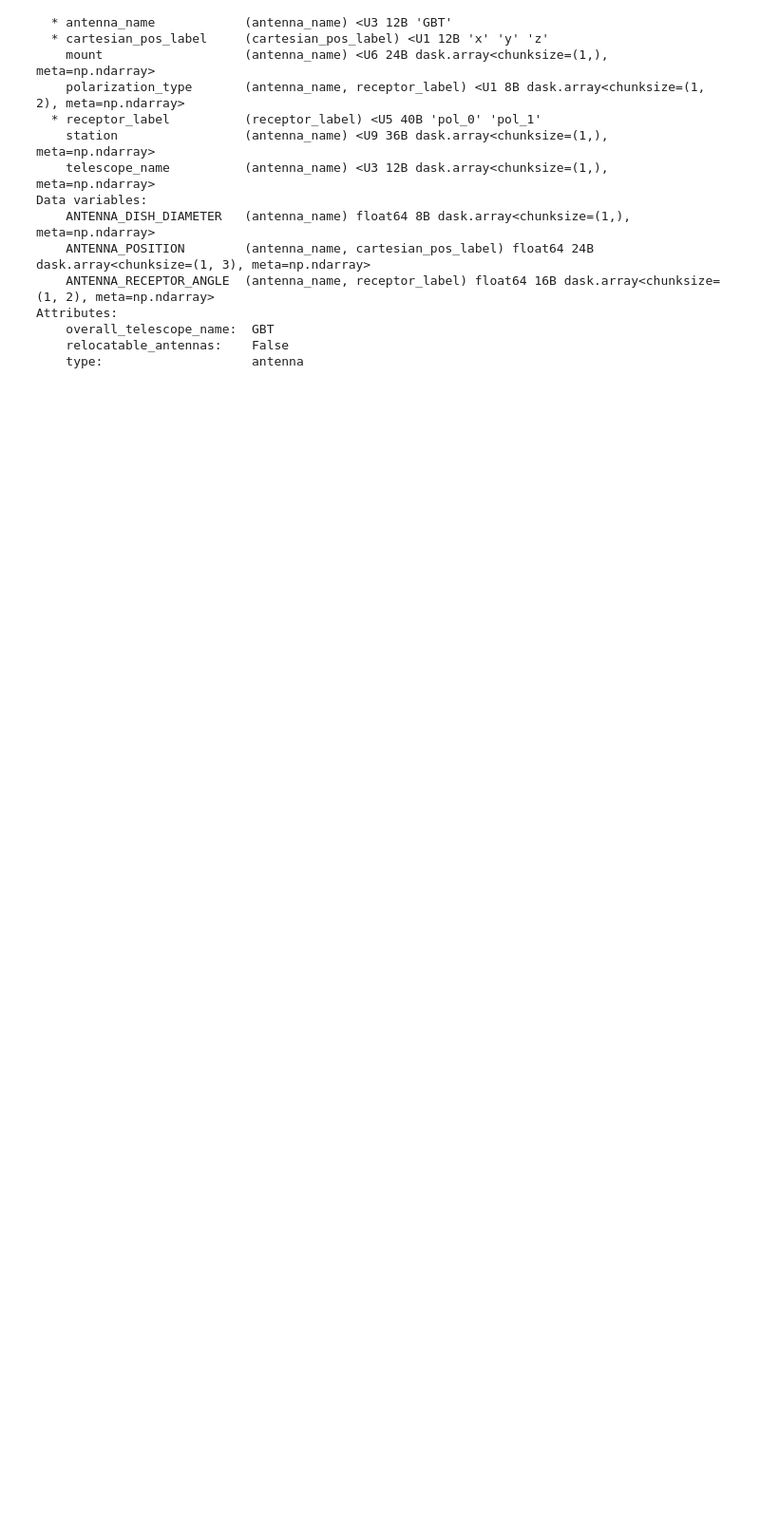
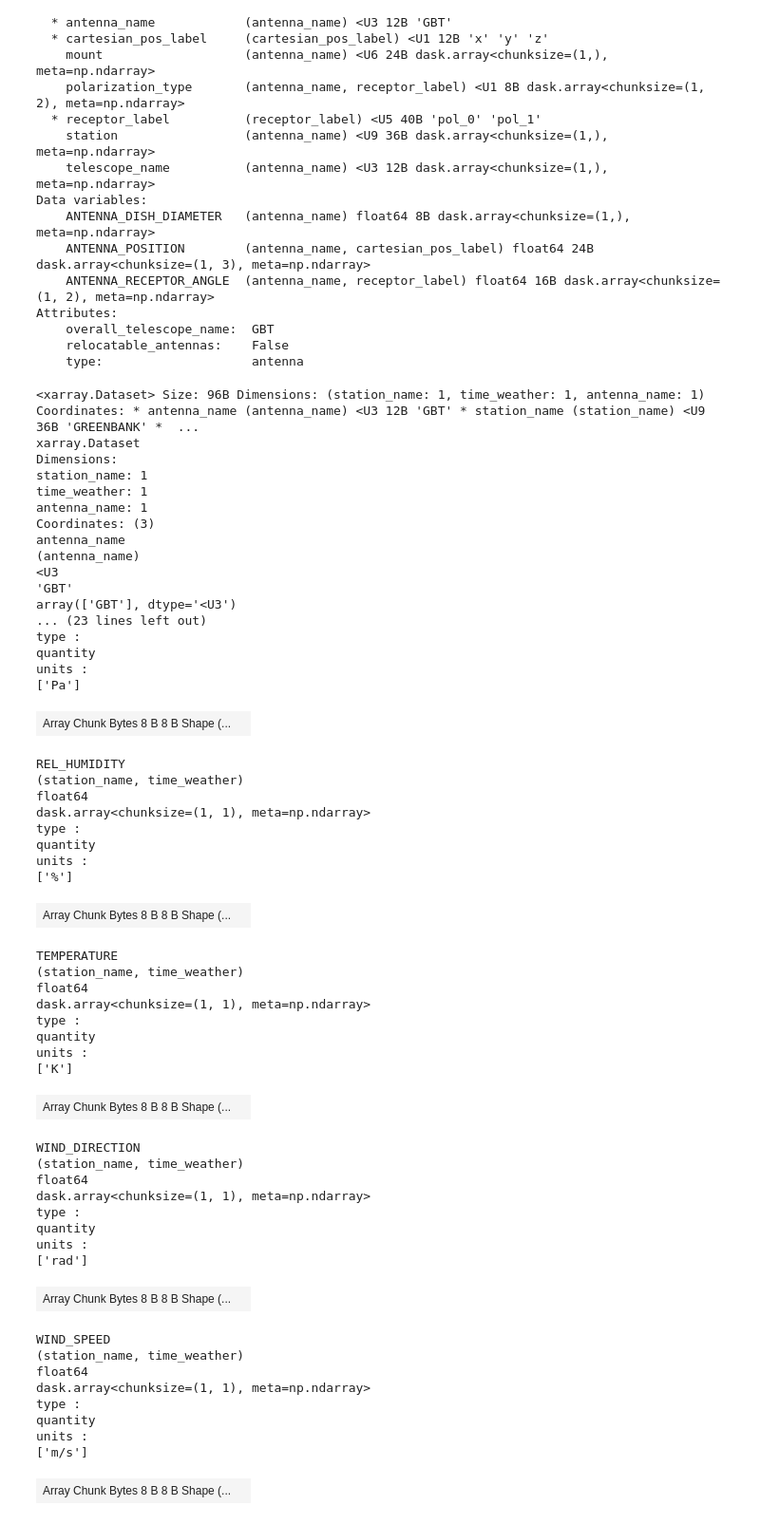
Before and after one commit to casangi/xradio, a Jupyter notebook: docs/source/measurement_set/guides/GBT_single_dish.ipynb, the cells around one changed output. Shown at 95% size. Cells and saved outputs as stored; diff of their text form; code cells hidden in the pictures; blank space fills up the shorter version.

```diff
--- a/docs/source/measurement_set/guides/GBT_single_dish.ipynb
+++ b/docs/source/measurement_set/guides/GBT_single_dish.ipynb
@@ -85,7 +73,8 @@ ps.keys()
 # %% [output]
 dict_keys(['sdimaging_0'])
 # %%
-ps["sdimaging_0"]
+msv4 = ps["sdimaging_0"]
+msv4
 # %% [output]
 <xarray.MeasurementSetXds> Size: 71MB
 Dimensions:                     (antenna_name: 1, time: 3843, frequency: 1024,
@@ -126,3 +115,60 @@ Attributes:
     overall_telescope_name:  GBT
     relocatable_antennas:    False
     type:                    antenna
+# %%
+msv4.attrs["weather_xds"]
+# %% [output]
+<xarray.Dataset> Size: 96B Dimensions: (station_name: 1, time_weather: 1, antenna_name: 1) Coordinates: * antenna_name (antenna_name) <U3 12B 'GBT' * station_name (station_name) <U9 36B 'GREENBANK' *  ...
+xarray.Dataset
+Dimensions:
+station_name: 1
+time_weather: 1
+antenna_name: 1
+Coordinates: (3)
+antenna_name
+(antenna_name)
+<U3
+'GBT'
+array(['GBT'], dtype='<U3')
+... (23 lines left out)
+type :
+quantity
+units :
+['Pa']
+| Array Chunk Bytes 8 B 8 B Shape (... |  |
+REL_HUMIDITY
+(station_name, time_weather)
+float64
+dask.array<chunksize=(1, 1), meta=np.ndarray>
+type :
+quantity
+units :
+['%']
+| Array Chunk Bytes 8 B 8 B Shape (... |  |
+TEMPERATURE
+(station_name, time_weather)
+float64
+dask.array<chunksize=(1, 1), meta=np.ndarray>
+type :
+quantity
+units :
+['K']
+| Array Chunk Bytes 8 B 8 B Shape (... |  |
+WIND_DIRECTION
+(station_name, time_weather)
+float64
+dask.array<chunksize=(1, 1), meta=np.ndarray>
+type :
+quantity
+units :
+['rad']
+| Array Chunk Bytes 8 B 8 B Shape (... |  |
+WIND_SPEED
+(station_name, time_weather)
+float64
+dask.array<chunksize=(1, 1), meta=np.ndarray>
+type :
+quantity
+units :
+['m/s']
+| Array Chunk Bytes 8 B 8 B Shape (... |  |
```
Also changed, not shown: parts of 6 cells of this notebook, 8 other files.
